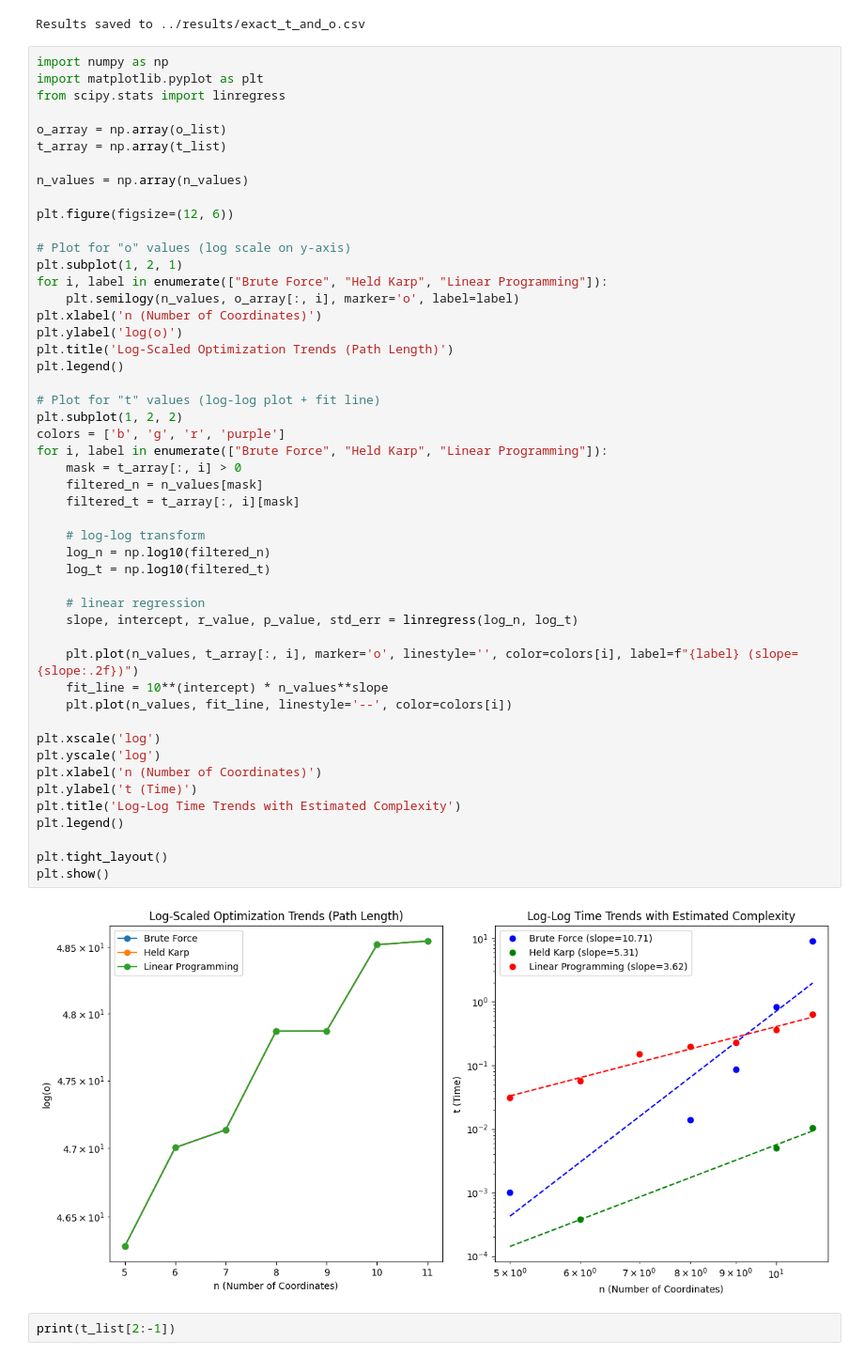
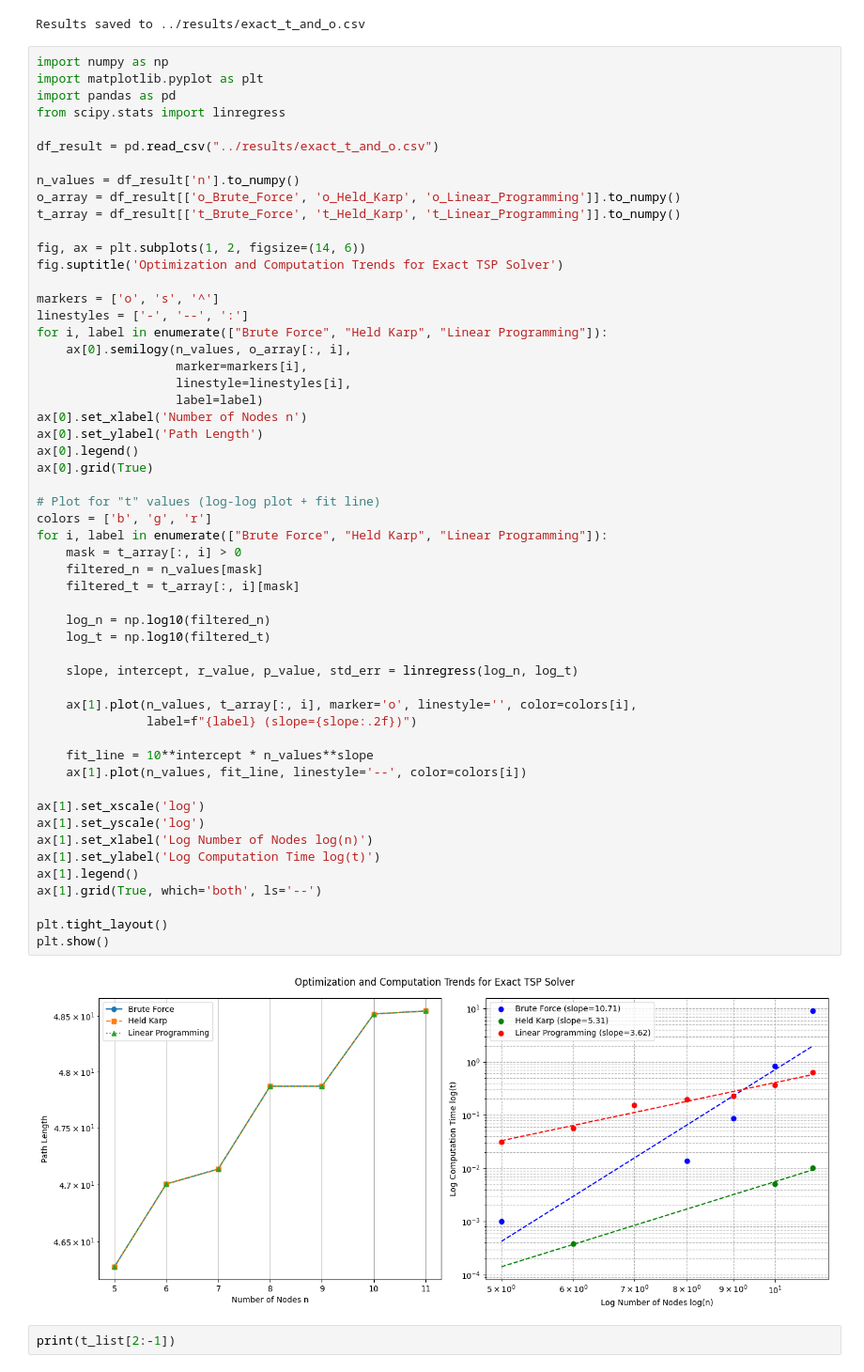
Before and after one commit to terryjiyao/TSP_benchmark_project, a Jupyter notebook: code/Exact_Comparison.ipynb, the cells around one changed output. Shown: that part at 94% size. Drawn from its saved outputs; the diff is of its cells as text.

Commit message:
update stimulation and plot

```diff
--- a/code/Exact_Comparison.ipynb
+++ b/code/Exact_Comparison.ipynb
@@ -112,54 +112,59 @@ Results saved to ../results/exact_t_and_o.csv
 # %%
 import numpy as np
 import matplotlib.pyplot as plt
+import pandas as pd
 from scipy.stats import linregress
 
-o_array = np.array(o_list)
-t_array = np.array(t_list)
+df_result = pd.read_csv("../results/exact_t_and_o.csv")
 
-n_values = np.array(n_values)
+n_values = df_result['n'].to_numpy()
+o_array = df_result[['o_Brute_Force', 'o_Held_Karp', 'o_Linear_Programming']].to_numpy()
+t_array = df_result[['t_Brute_Force', 't_Held_Karp', 't_Linear_Programming']].to_numpy()
 
-plt.figure(figsize=(12, 6))
+fig, ax = plt.subplots(1, 2, figsize=(14, 6))
+fig.suptitle('Optimization and Computation Trends for Exact TSP Solver')
 
-# Plot for "o" values (log scale on y-axis)
-plt.subplot(1, 2, 1)
+markers = ['o', 's', '^']
+linestyles = ['-', '--', ':']
 for i, label in enumerate(["Brute Force", "Held Karp", "Linear Programming"]):
-    plt.semilogy(n_values, o_array[:, i], marker='o', label=label)
-plt.xlabel('n (Number of Coordinates)')
-plt.ylabel('log(o)')
-plt.title('Log-Scaled Optimization Trends (Path Length)')
-plt.legend()
+    ax[0].semilogy(n_values, o_array[:, i],
+                   marker=markers[i],
+                   linestyle=linestyles[i],
+                   label=label)
+ax[0].set_xlabel('Number of Nodes n')
+ax[0].set_ylabel('Path Length')
+ax[0].legend()
+ax[0].grid(True)
 
 # Plot for "t" values (log-log plot + fit line)
-plt.subplot(1, 2, 2)
-colors = ['b', 'g', 'r', 'purple']
+colors = ['b', 'g', 'r']
 for i, label in enumerate(["Brute Force", "Held Karp", "Linear Programming"]):
     mask = t_array[:, i] > 0
     filtered_n = n_values[mask]
     filtered_t = t_array[:, i][mask]
 
-    # log-log transform
     log_n = np.log10(filtered_n)
     log_t = np.log10(filtered_t)
 
-    # linear regression
     slope, intercept, r_value, p_value, std_err = linregress(log_n, log_t)
 
-    plt.plot(n_values, t_array[:, i], marker='o', linestyle='', color=colors[i], label=f"{label} (slope={slope:.2f})")
-    fit_line = 10**(intercept) * n_values**slope
-    plt.plot(n_values, fit_line, linestyle='--', color=colors[i])
+    ax[1].plot(n_values, t_array[:, i], marker='o', linestyle='', color=colors[i],
+               label=f"{label} (slope={slope:.2f})")
 
-plt.xscale('log')
-plt.yscale('log')
-plt.xlabel('n (Number of Coordinates)')
-plt.ylabel('t (Time)')
-plt.title('Log-Log Time Trends with Estimated Complexity')
-plt.legend()
+    fit_line = 10**intercept * n_values**slope
+    ax[1].plot(n_values, fit_line, linestyle='--', color=colors[i])
+
+ax[1].set_xscale('log')
+ax[1].set_yscale('log')
+ax[1].set_xlabel('Log Number of Nodes log(n)')
+ax[1].set_ylabel('Log Computation Time log(t)')
+ax[1].legend()
+ax[1].grid(True, which='both', ls='--')
 
 plt.tight_layout()
 plt.show()
 # %% [output]
-[figure, old version]
+[figure, new version]
 # %%
 print(t_list[2:-1])
 # %% [output]
```
Also changed, not shown: 6 other files.
